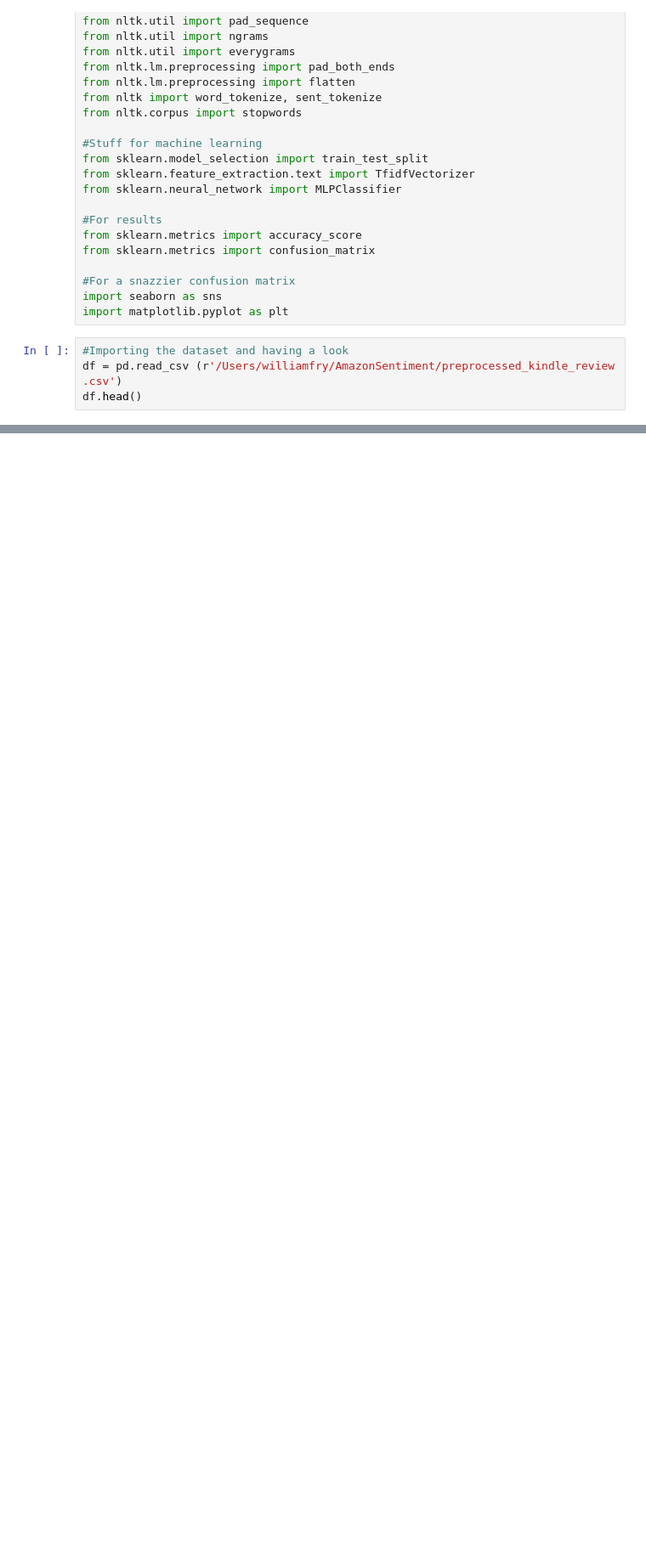
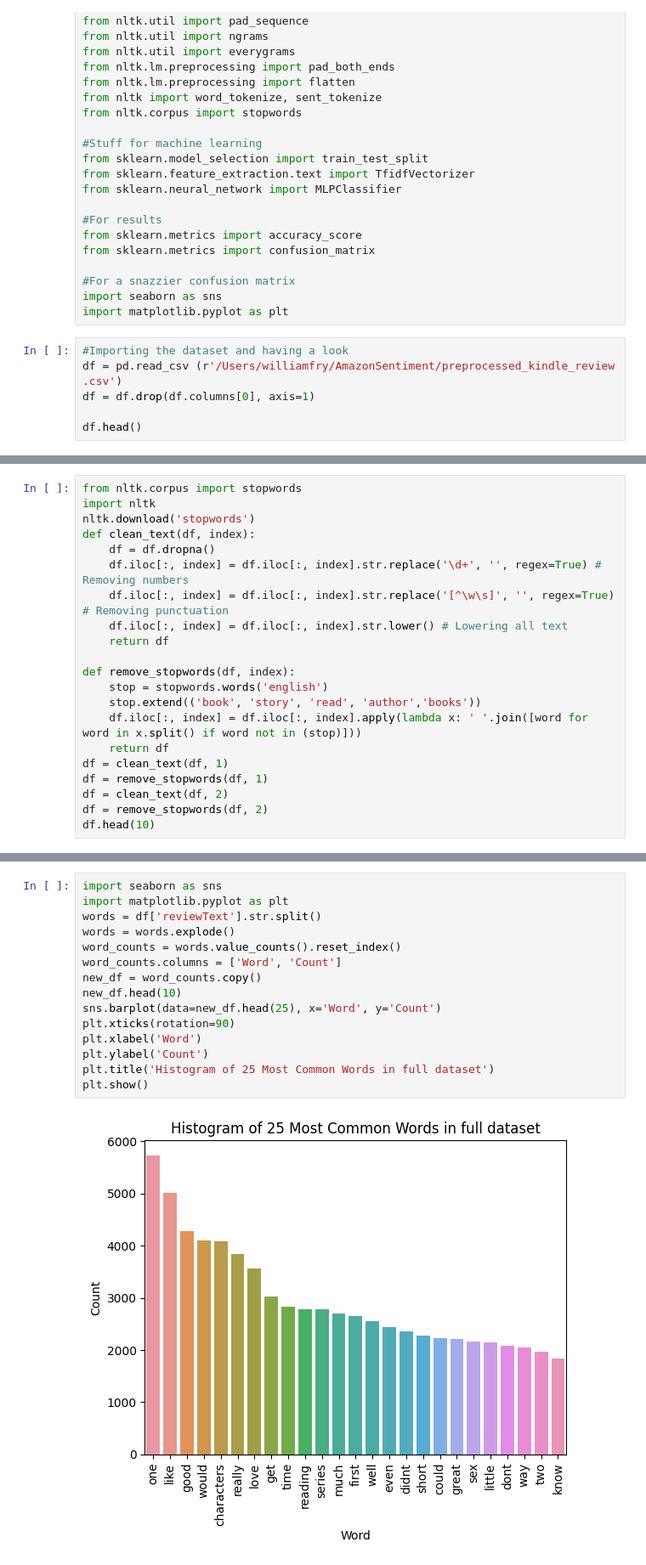
Before and after one commit to willfry01/Amazon-Reviews-Sentiment, a Jupyter notebook: Amazon_Reviews_Sentiment.ipynb, the cells around one changed output, grey strips where cells are left out. Shown: that part at 85% size. Cells and saved outputs as stored; diff of their text form; blank space fills up the shorter version.

```diff
--- a/Amazon_Reviews_Sentiment.ipynb
+++ b/Amazon_Reviews_Sentiment.ipynb
@@ -27,4 +27,6 @@ import matplotlib.pyplot as plt
 # %%
 #Importing the dataset and having a look
 df = pd.read_csv (r'/Users/williamfry/AmazonSentiment/preprocessed_kindle_review .csv')
+df = df.drop(df.columns[0], axis=1)
+
 df.head()
@@ -37,0 +44,21 @@ df.head()
+# %%
+from nltk.corpus import stopwords
+import nltk
+nltk.download('stopwords')
+def clean_text(df, index):
+    df = df.dropna()
+    df.iloc[:, index] = df.iloc[:, index].str.replace('\d+', '', regex=True) # Removing numbers
+    df.iloc[:, index] = df.iloc[:, index].str.replace('[^\w\s]', '', regex=True) # Removing punctuation
+    df.iloc[:, index] = df.iloc[:, index].str.lower() # Lowering all text
+    return df
+
+def remove_stopwords(df, index):
+    stop = stopwords.words('english')
+    stop.extend(('book', 'story', 'read', 'author','books'))
+    df.iloc[:, index] = df.iloc[:, index].apply(lambda x: ' '.join([word for word in x.split() if word not in (stop)]))
+    return df
+df = clean_text(df, 1)
+df = remove_stopwords(df, 1)
+df = clean_text(df, 2)
+df = remove_stopwords(df, 2)
+df.head(10)
@@ -37,0 +80,17 @@ df.head()
+# %%
+import seaborn as sns
+import matplotlib.pyplot as plt
+words = df['reviewText'].str.split()
+words = words.explode()
+word_counts = words.value_counts().reset_index()
+word_counts.columns = ['Word', 'Count']
+new_df = word_counts.copy()
+new_df.head(10)
+sns.barplot(data=new_df.head(25), x='Word', y='Count')
+plt.xticks(rotation=90)
+plt.xlabel('Word')
+plt.ylabel('Count')
+plt.title('Histogram of 25 Most Common Words in full dataset')
+plt.show()
+# %% [output]
+[figure, added]
```
Also changed, not shown: parts of 7 cells of this notebook.
